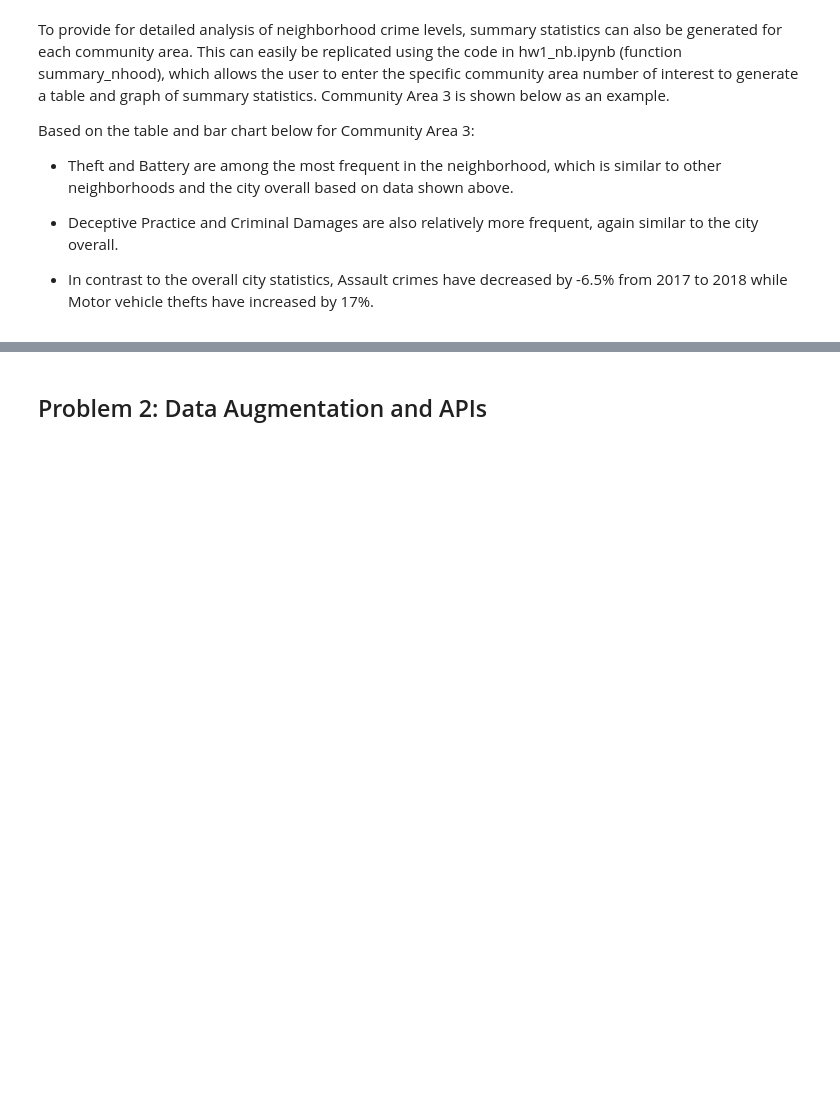
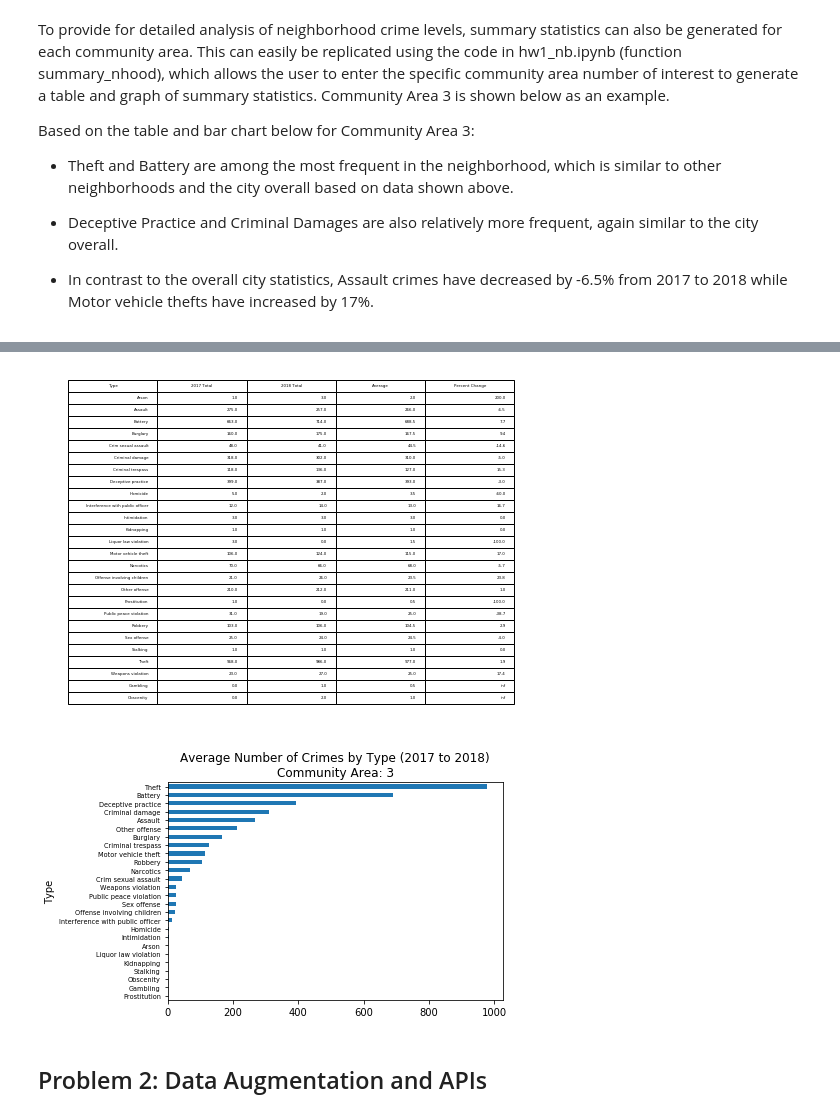
Before and after one commit to laurenjli/ml-pubpol, a Jupyter notebook: hw1/hw1_writeup.ipynb, the cells around one changed output, grey strips where cells are left out. Cells and saved outputs as stored; diff of their text form; code cells hidden in the pictures; blank space fills up the shorter version.

```diff
--- a/hw1/hw1_writeup.ipynb
+++ b/hw1/hw1_writeup.ipynb
@@ -67,3 +123,8 @@ Based on the table and bar chart below for Community Area 3:
+# %%
+hw1_base.summary_nhood(z, '3')
+# %% [output]
+[figure, added]
+[figure, added]
 # %% [markdown]
 ## Problem 2: Data Augmentation and APIs
 # %% [markdown]
```
Also changed, not shown: parts of 31 cells of this notebook, 16 other files.
